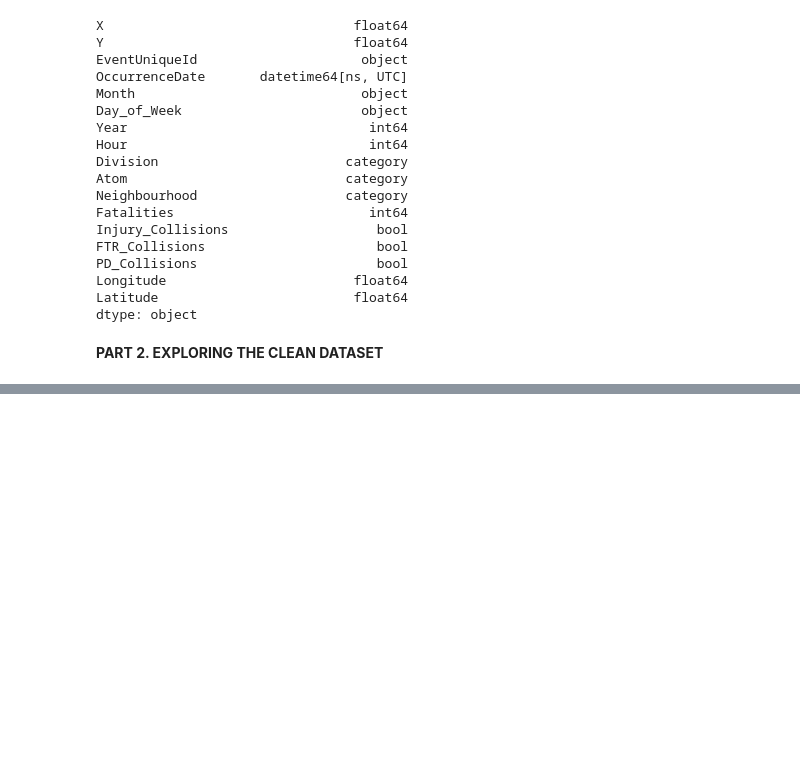
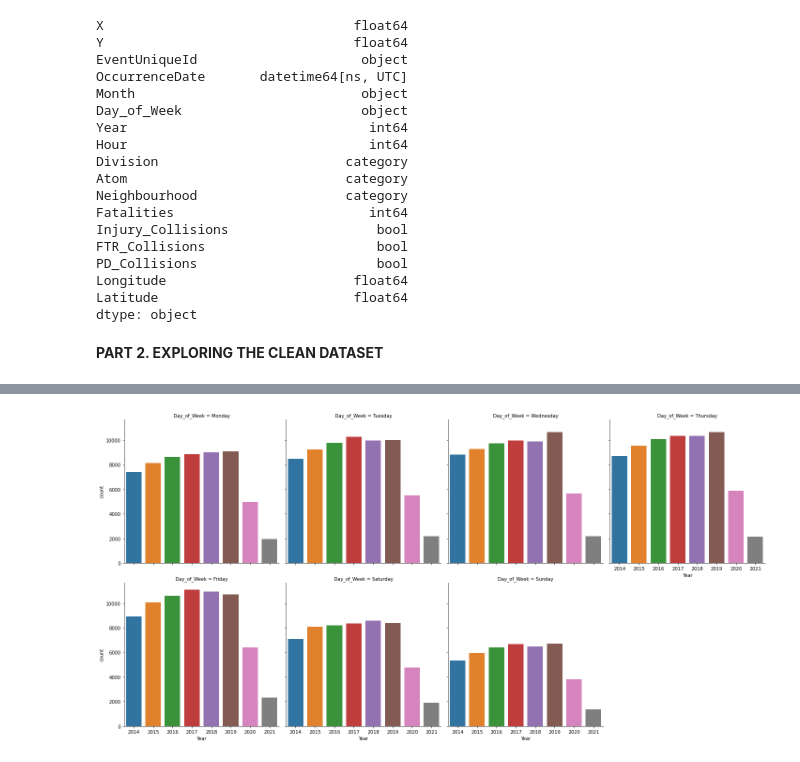
Before and after one commit to Andrew-Agapov/Kaggle_projects, a Jupyter notebook: toronto-traffic-collisions-analysis.ipynb, the cells around one changed output, grey strips where cells are left out. Cells and saved outputs as stored; diff of their text form; code cells hidden in the pictures; blank space fills up the shorter version.

```diff
--- a/toronto-traffic-collisions-analysis.ipynb
+++ b/toronto-traffic-collisions-analysis.ipynb
@@ -183,0 +183,8 @@ plt.show()
+# %%
+week_list = ['Monday','Tuesday','Wednesday','Thursday','Friday','Saturday','Sunday']
+sns.catplot(x='Year', col='Day_of_Week', data=df_clean, kind='count', col_order=week_list, col_wrap=4)
+plt.show()
+
+## The trend is the same for all days of the week. Is it the same across all divisions?
+# %% [output]
+[figure, added]
```
Also changed, not shown: parts of 6 cells of this notebook.
